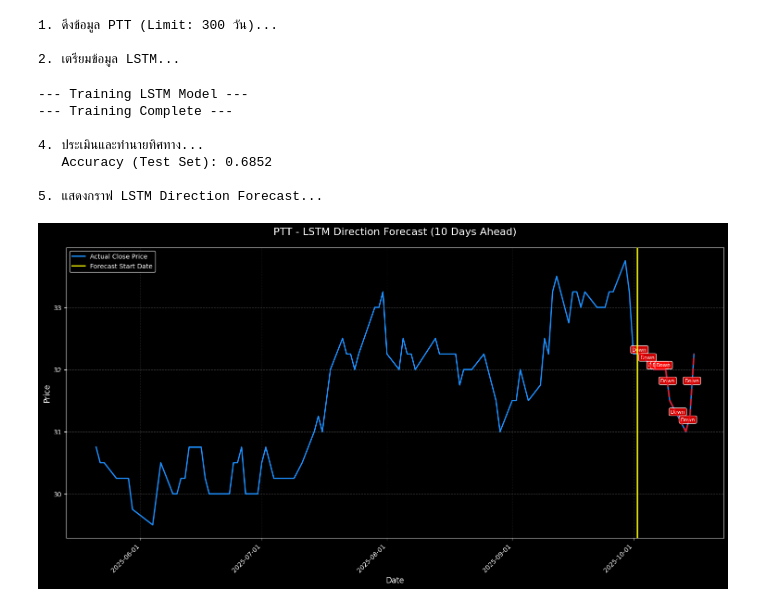
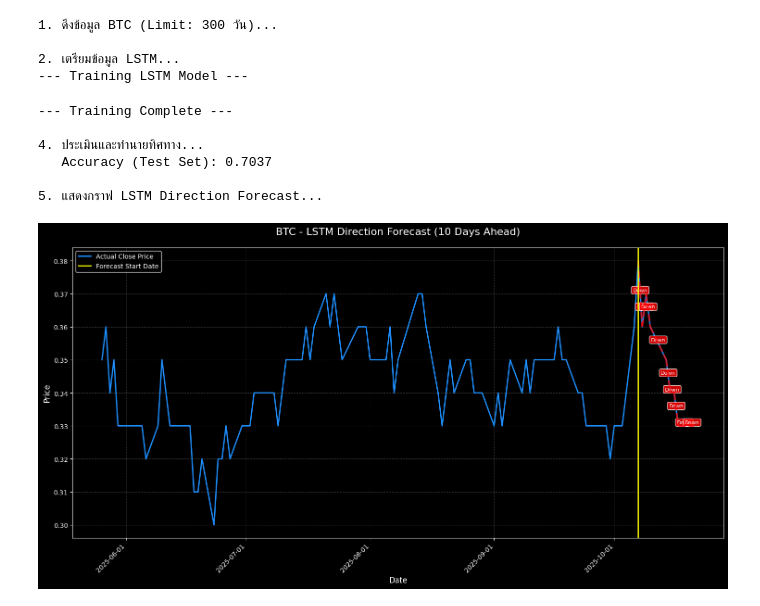
Before and after one commit to hilmanyusoh/Stock-market-chart-pattern-recognition-using-deep-learning, a Jupyter notebook: wyckoff_model/wyckoff_ML.ipynb, the cells around one changed output. Cells and saved outputs as stored; diff of their text form; code cells hidden in the pictures.

```diff
--- a/wyckoff_model/wyckoff_ML.ipynb
+++ b/wyckoff_model/wyckoff_ML.ipynb
@@ -190,7 +190,7 @@ def plot_lstm_forecast(dates, actual_prices, predicted_direction, symbol='SYMBOL
     # 6️⃣ ตัวอย่างการใช้งาน (Execution - ML)
 try:
     # --- Config ---
-    symbol = "PTT" # หุ้นที่ใช้ในตัวอย่างการคาดการณ์ (ใช้ PTT ก็ได้)
+    symbol = "BTC" # หุ้นที่ใช้ในตัวอย่างการคาดการณ์ (ใช้ PTT ก็ได้)
     DATA_LIMIT = 300
     SEQUENCE_LENGTH = 30 # ใช้ข้อมูลย้อนหลัง 30 วันในการคาดการณ์ 1 วันถัดไป
     TRAIN_SPLIT = 0.8  # แบ่งข้อมูล 80% เป็น Training, 20% เป็น Testing
@@ -217,34 +217,34 @@ try:
     # ประเมินบน Test Set
     y_pred_test = predict_direction(model, X_test)
     accuracy = accuracy_score(y_test, y_pred_test)
     print(f"   Accuracy (Test Set): {accuracy:.4f}")
 
     # ทำนายทิศทางสำหรับชุดข้อมูลทั้งหมด (เพื่อใช้ในการ Plot)
     y_pred_all = predict_direction(model, X)
 
     # 5. แสดงผลกราฟ
     print("\n5. แสดงกราฟ LSTM Direction Forecast...")
     # ใช้ราคาจริงที่สอดคล้องกับข้อมูลที่ใช้ในการทำนาย (เริ่มจาก index SEQUENCE_LENGTH)
     actual_prices = df['close'][dates].values
     plot_lstm_forecast(dates, actual_prices, y_pred_all, symbol=symbol, forecast_days=10)
 
 except ConnectionRefusedError as e:
     print(f"\n❌ การเชื่อมต่อล้มเหลว: {e}")
     print("โปรดตรวจสอบว่า Cassandra Server (127.0.0.1:9042) ได้รันอยู่หรือไม่")
 except ValueError as e:
     print(f"\n❌ ข้อผิดพลาดข้อมูล: {e}")
 except Exception as e:
     print(f"\n❌ เกิดข้อผิดพลาดที่ไม่คาดคิด: {e}")
     print(f"Detail: {e}")
 # %% [output]
-1. ดึงข้อมูล PTT (Limit: 300 วัน)...
+1. ดึงข้อมูล BTC (Limit: 300 วัน)...
 
 2. เตรียมข้อมูล LSTM...
+--- Training LSTM Model ---
---- Training LSTM Model ---
 --- Training Complete ---
 
 4. ประเมินและทำนายทิศทาง...
-   Accuracy (Test Set): 0.6852
+   Accuracy (Test Set): 0.7037
 
 5. แสดงกราฟ LSTM Direction Forecast...
-[figure, old version]
+[figure, new version]
```
Also changed, not shown: 4 other files.
